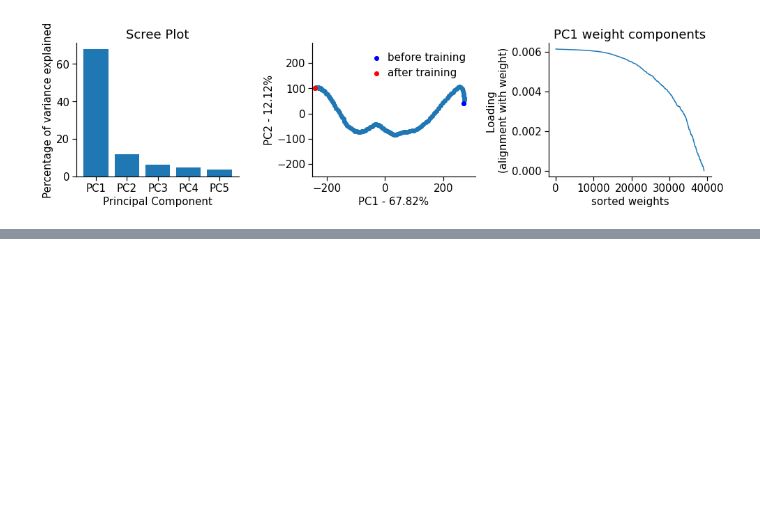
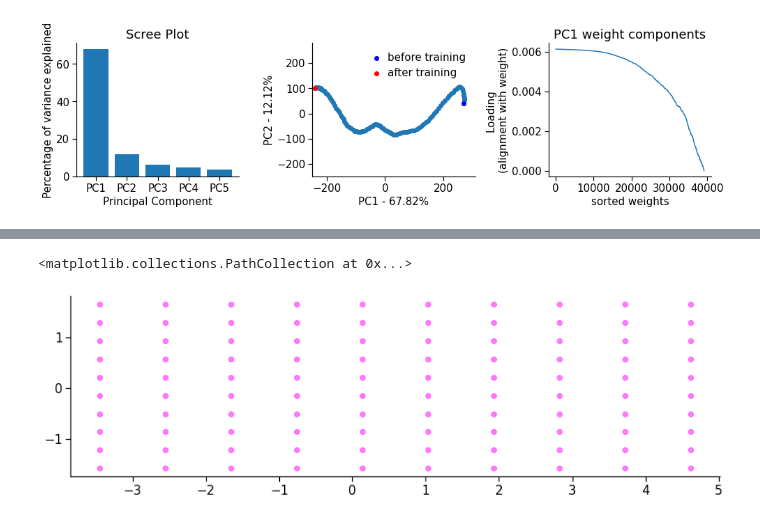
Before and after one commit to Milstein-Lab/EIANN, a Jupyter notebook: notebooks/LossLandscape/LossLandscape_MNIST.ipynb, the cells around one changed output, grey strips where cells are left out. Drawn from its saved outputs; the diff is of its cells as text; code cells hidden in the pictures; blank space fills up the shorter version.

```diff
--- a/notebooks/LossLandscape/LossLandscape_MNIST.ipynb
+++ b/notebooks/LossLandscape/LossLandscape_MNIST.ipynb
@@ -212,0 +230,5 @@ pca.components_
+# %%
+plt.scatter(meshgrid_points[:,0],meshgrid_points[:,1],color='magenta',alpha=0.5)
+# %% [output]
+<matplotlib.collections.PathCollection at 0x...>
+[figure, added]
```
Also changed, not shown: parts of 5 cells of this notebook, 4 other files.
